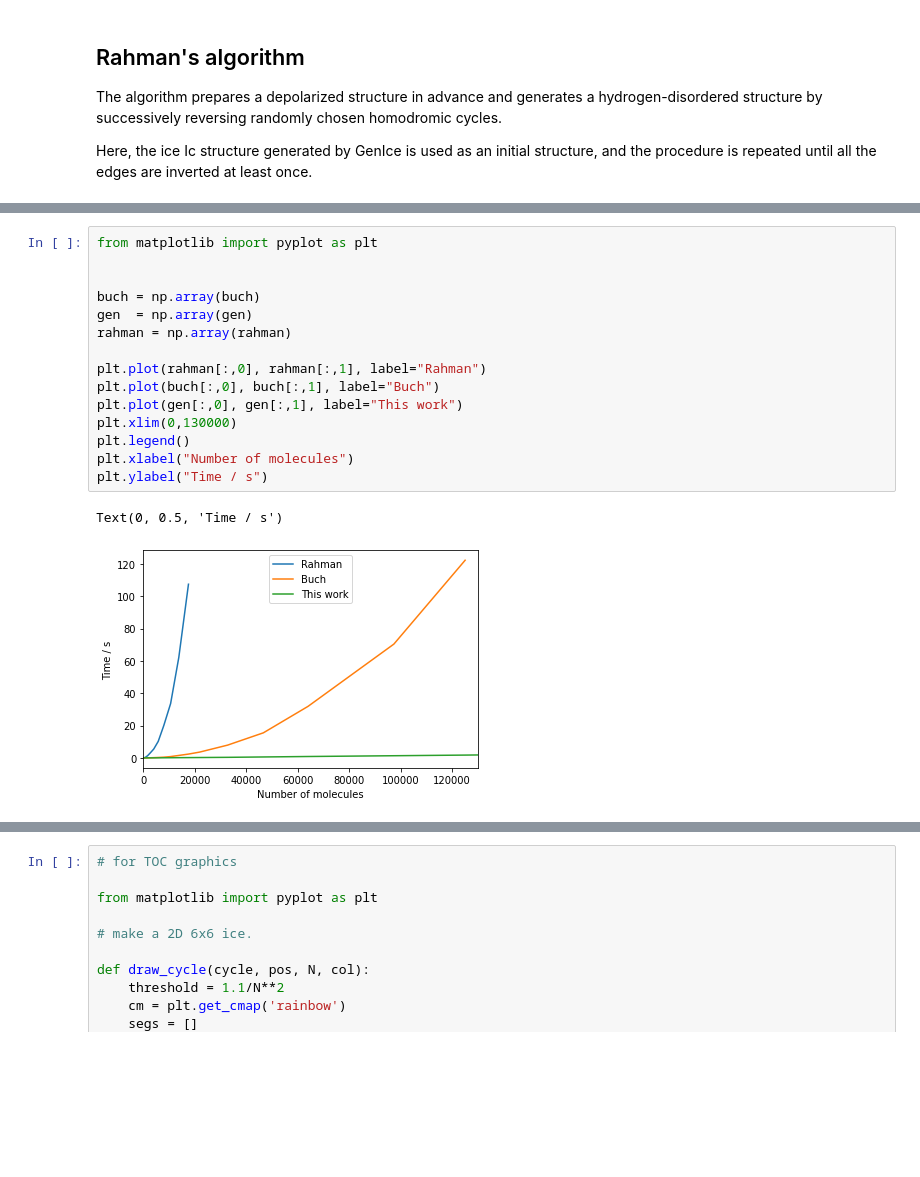
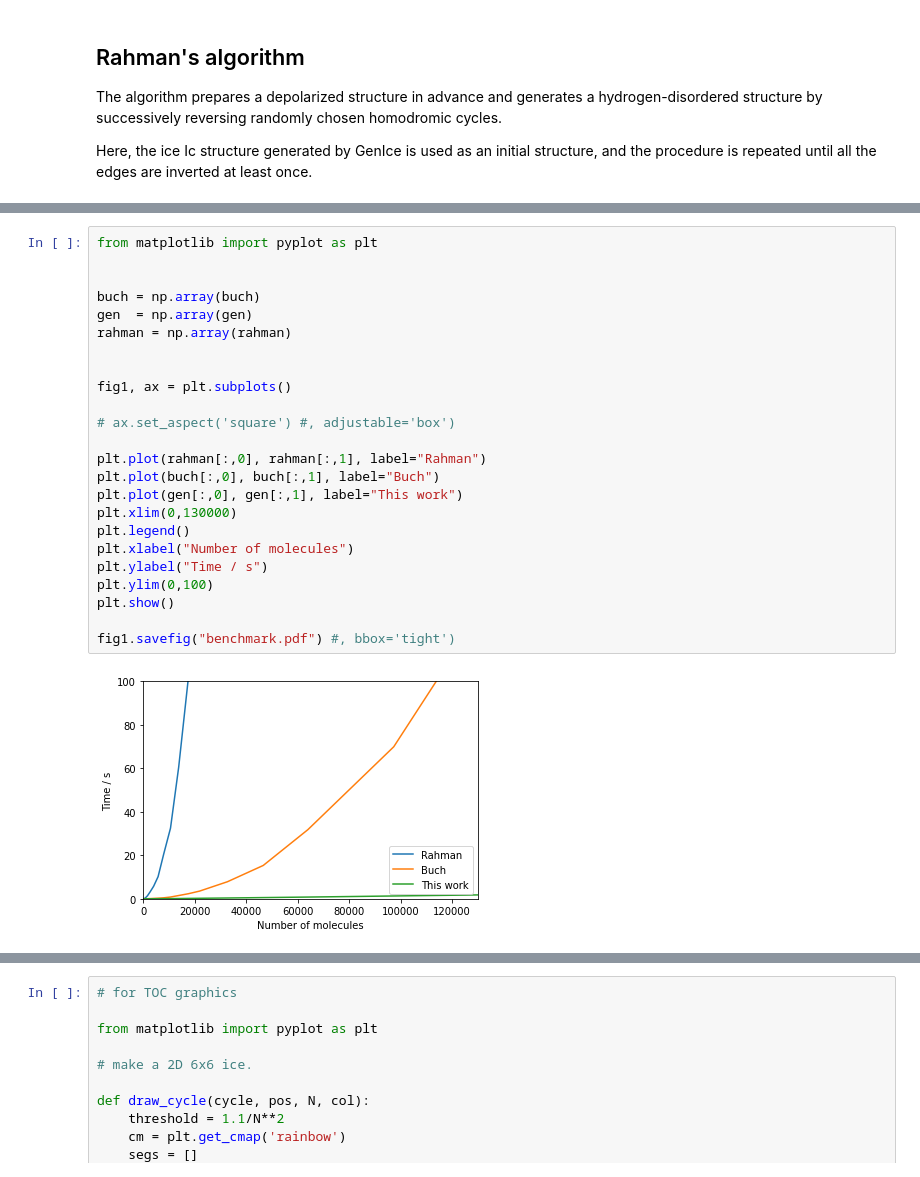
Before and after one commit to vitroid/TileCycles, a Jupyter notebook: TileCycles.ipynb, the cells around one changed output, grey strips where cells are left out. Saved outputs shown, nothing was run; the diff lists cells and outputs as text; blank space fills up the shorter version.

```diff
--- a/TileCycles.ipynb
+++ b/TileCycles.ipynb
@@ -247,19 +294,27 @@ for N in range(1,20):
 # %%
 from matplotlib import pyplot as plt
 
 
 buch = np.array(buch)
 gen  = np.array(gen)
 rahman = np.array(rahman)
 
+
+fig1, ax = plt.subplots()
+
+# ax.set_aspect('square') #, adjustable='box')
+
 plt.plot(rahman[:,0], rahman[:,1], label="Rahman")
 plt.plot(buch[:,0], buch[:,1], label="Buch")
 plt.plot(gen[:,0], gen[:,1], label="This work")
 plt.xlim(0,130000)
 plt.legend()
 plt.xlabel("Number of molecules")
 plt.ylabel("Time / s")
+plt.ylim(0,100)
+plt.show()
+
+fig1.savefig("benchmark.pdf") #, bbox='tight')
 # %% [output]
-Text(0, 0.5, 'Time / s')
-[figure, old version]
+[figure, new version]
 # %%
```
Also changed, not shown: parts of 4 cells of this notebook, 12 other files.
